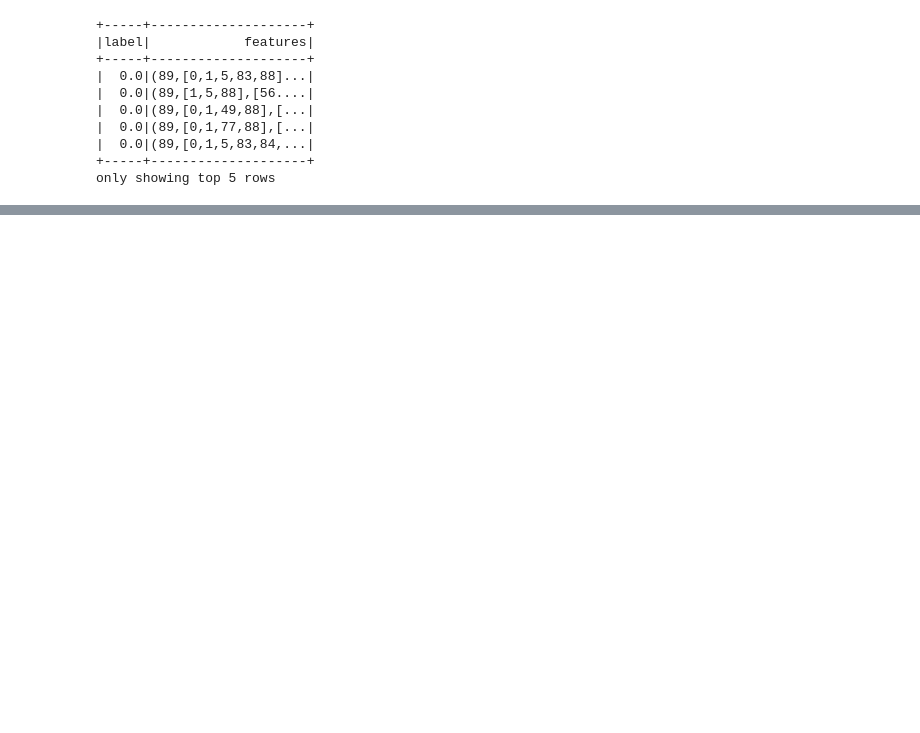
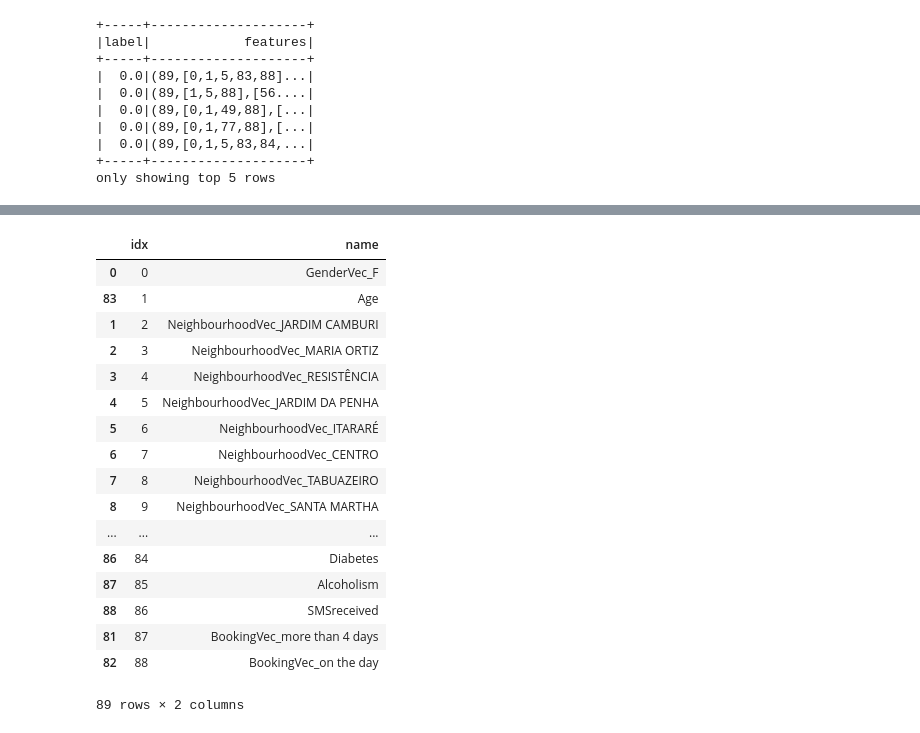
Before and after one commit to yzhu017/Assignment4, a Jupyter notebook: appointment.ipynb, the cells around one changed output, grey strips where cells are left out. Cells and saved outputs as stored; diff of their text form; code cells hidden in the pictures; blank space fills up the shorter version.

```diff
--- a/appointment.ipynb
+++ b/appointment.ipynb
@@ -552,0 +550,17 @@ Weighted false positive rate = 0.802820244990979
+# %%
+Neighbourhood_indexer = StringIndexer(inputCol='Neighbourhood',outputCol='NeighbourhoodIndex')
+Booking_indexer = StringIndexer(inputCol='Booking',outputCol='BookingIndex')
+NoShow_indexer = StringIndexer(inputCol='NoShow',outputCol='label')
+
+Neighbourhood_encoder = OneHotEncoder(inputCol='NeighbourhoodIndex',outputCol='NeighbourhoodVec')
+Booking_encoder = OneHotEncoder(inputCol='BookingIndex',outputCol='BookingVec')
+
+assembler = VectorAssembler(inputCols = ['Age', 'NeighbourhoodVec', 'BookingVec'],
+                            outputCol = 'features')
+# %%
+pipeline = Pipeline(stages=[Neighbourhood_indexer, Booking_indexer, NoShow_indexer,
+                            Neighbourhood_encoder, Booking_encoder, assembler])
+pipeline_model = pipeline.fit(df)
+pipe_df = pipeline_model.transform(df)
+pipe_df = pipe_df.select('label', 'features')
+pipe_df.show(5)
@@ -552,0 +578,4 @@ Weighted false positive rate = 0.802820244990979
+# %%
+train_data, test_data = pipe_df.randomSplit([0.8,0.2])
+print("Training Dataset Count: " + str(train_data.count()))
+print("Test Dataset Count: " + str(test_data.count()))
@@ -552,0 +585,4 @@ Weighted false positive rate = 0.802820244990979
+# %%
+rf = RandomForestClassifier(featuresCol='features',labelCol='label',numTrees=10)
+rf = rf.fit(train_data)
+result = rf.transform(test_data)
@@ -552,0 +646,24 @@ Weighted false positive rate = 0.802820244990979
+# %%
+pandasDF=pd.DataFrame(result.schema["features"].metadata["ml_attr"]["attrs"]
+                    ["binary"]+result.schema["features"].metadata["ml_attr"]["attrs"]
+                    ["numeric"]).sort_values("idx")
+pandasDF
+# %% [output]
+|  | idx | name |
+| 0 | 0 | GenderVec_F |
+| 83 | 1 | Age |
+| 1 | 2 | NeighbourhoodVec_JARDIM CAMBURI |
+| 2 | 3 | NeighbourhoodVec_MARIA ORTIZ |
+| 3 | 4 | NeighbourhoodVec_RESISTÊNCIA |
+| 4 | 5 | NeighbourhoodVec_JARDIM DA PENHA |
+| 5 | 6 | NeighbourhoodVec_ITARARÉ |
+| 6 | 7 | NeighbourhoodVec_CENTRO |
+| 7 | 8 | NeighbourhoodVec_TABUAZEIRO |
+| 8 | 9 | NeighbourhoodVec_SANTA MARTHA |
+| ... | ... | ... |
+| 86 | 84 | Diabetes |
+| 87 | 85 | Alcoholism |
+| 88 | 86 | SMSreceived |
+| 81 | 87 | BookingVec_more than 4 days |
+| 82 | 88 | BookingVec_on the day |
+89 rows × 2 columns
```
Also changed, not shown: parts of 17 cells of this notebook.
